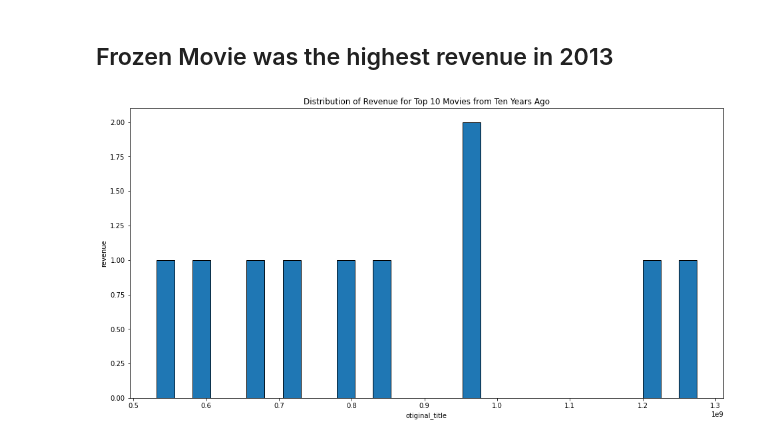
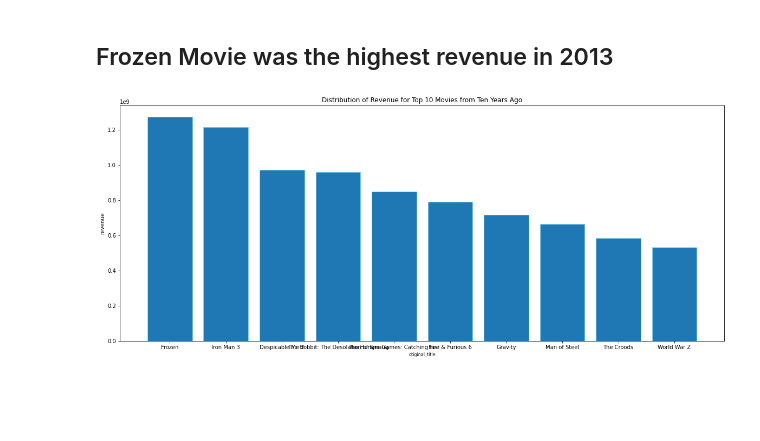
Before and after one commit to masiod/TMDb_movie_data, a Jupyter notebook: TMDB Final Project investigate dataset.ipynb, the cells around one changed output. Saved outputs shown, nothing was run; the diff lists cells and outputs as text; code cells hidden in the pictures; blank space fills up the shorter version.

Commit message:
Top Ten movies revenue

```diff
--- a/TMDB Final Project investigate dataset.ipynb
+++ b/TMDB Final Project investigate dataset.ipynb
@@ -314,12 +299,12 @@ memory usage: 480.0+ bytes
 # %% [markdown]
 ## Frozen Movie was the highest revenue in 2013
 # %%
-plt.figure(figsize=(16, 8))
-plt.hist(df_ten_years_movies_result['revenue'], bins=30, edgecolor='black')
-plt.title('Distribution of Revenue for Top 10 Movies from Ten Years Ago')
-plt.xlabel('otiginal_title')
-plt.ylabel('revenue')
-plt.show()
-# df_ten_years_movies_result.plot(kind='hist',x='original_title',y='revenue',figsize=(16,8),bins=30)
+
+plt.figure(figsize=(20, 8));
+plt.bar(df_ten_years_movies_result['original_title'],df_ten_years_movies_result['revenue'], edgecolor='skyblue');
+plt.title('Distribution of Revenue for Top 10 Movies from Ten Years Ago');
+plt.xlabel('otiginal_title',fontsize=8);
+plt.ylabel('revenue');
+plt.show();
 # %% [output]
-[figure, old version]
+[figure, new version]
```
Also changed, not shown: parts of 1 cell of this notebook.
